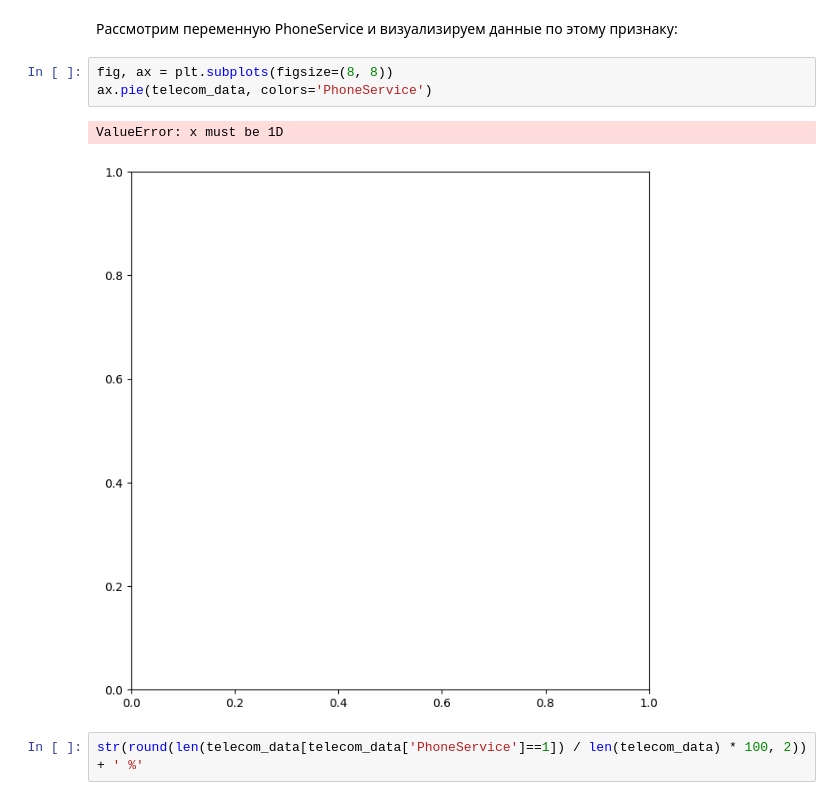
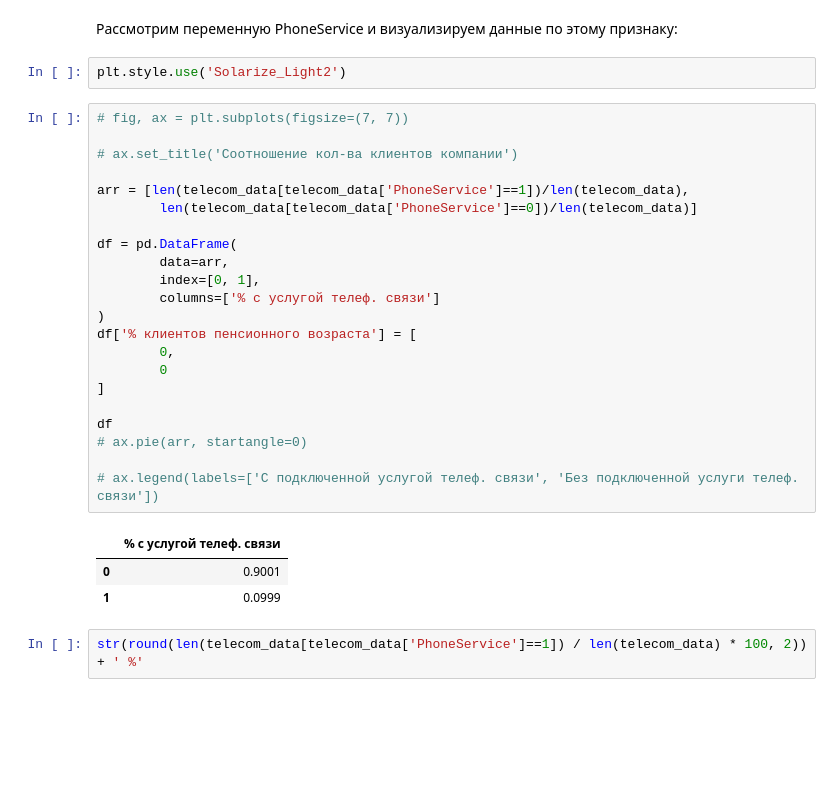
Before and after one commit to AnnaMedved/Telecom_ML, a Jupyter notebook: Coursework_ML.ipynb, the cells around one changed output. Cells and saved outputs as stored; diff of their text form; blank space fills up the shorter version.

```diff
--- a/Coursework_ML.ipynb
+++ b/Coursework_ML.ipynb
@@ -204,12 +204,34 @@ ax = sns.heatmap(round(telecom_data.corr(), 2), annot=True)
 telecom_data.drop(columns=['gender'], inplace=True)
 # %% [markdown]
 Рассмотрим переменную PhoneService и визуализируем данные по этому признаку:
-# %%
-fig, ax = plt.subplots(figsize=(8, 8))
-ax.pie(telecom_data, colors='PhoneService')
-# %% [output]
-ValueError: x must be 1D
-[figure, removed]
+# %%
+plt.style.use('Solarize_Light2')
+# %%
+# fig, ax = plt.subplots(figsize=(7, 7))
+
+# ax.set_title('Соотношение кол-ва клиентов компании')
+
+arr = [len(telecom_data[telecom_data['PhoneService']==1])/len(telecom_data),
+        len(telecom_data[telecom_data['PhoneService']==0])/len(telecom_data)]
+
+df = pd.DataFrame(
+        data=arr,
+        index=[0, 1],
+        columns=['% с услугой телеф. связи']
+)
+df['% клиентов пенсионного возраста'] = [
+        0,
+        0
+]
+
+df
+# ax.pie(arr, startangle=0)
+
+# ax.legend(labels=['С подключенной услугой телеф. связи', 'Без подключенной услуги телеф. связи'])
+# %% [output]
+|  | % с услугой телеф. связи |
+| 0 | 0.9001 |
+| 1 | 0.0999 |
 # %%
 str(round(len(telecom_data[telecom_data['PhoneService']==1]) / len(telecom_data) * 100, 2)) + ' %'
 # %% [output]
```
Also changed, not shown: parts of 1 cell of this notebook.
